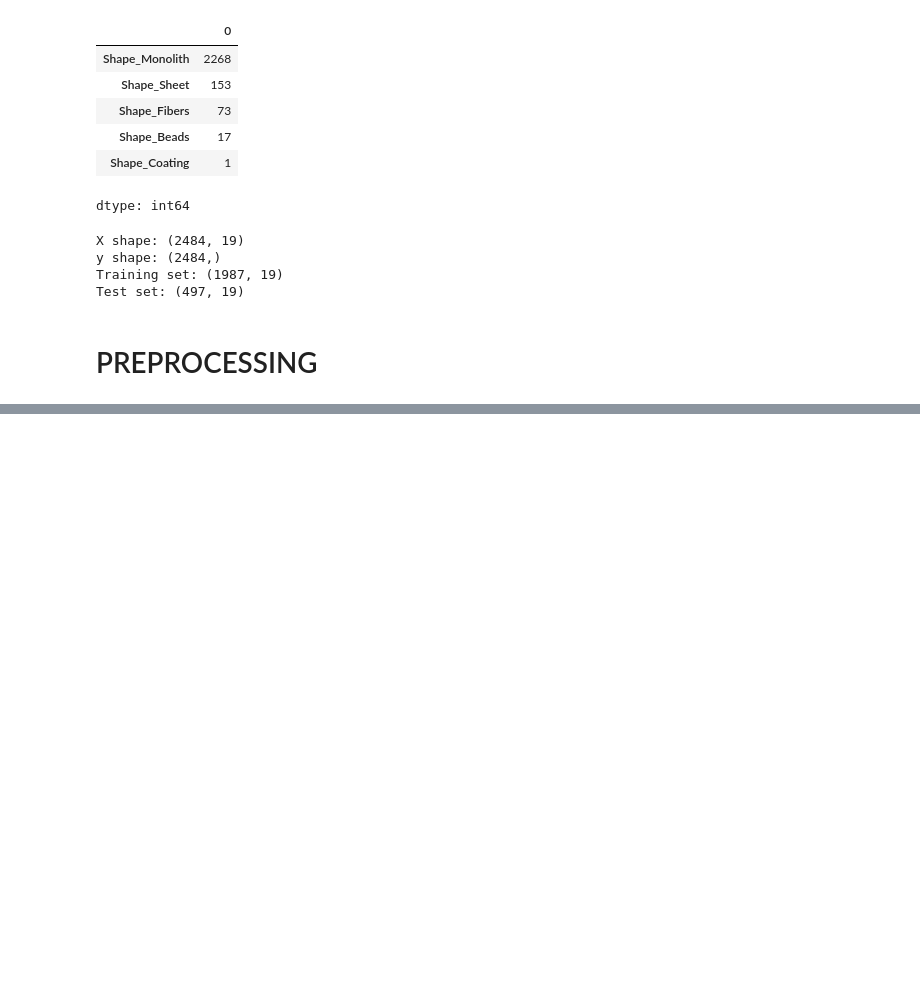
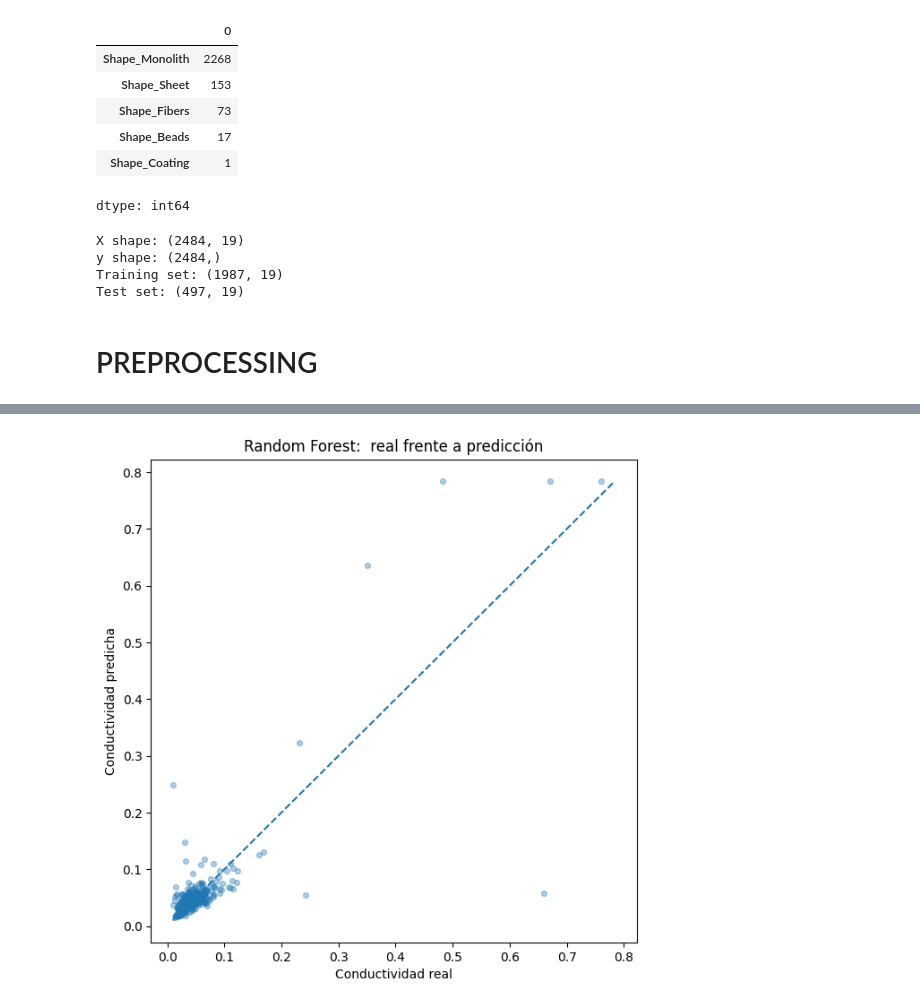
Before and after one commit to paulagirones/Aerogels_thermal_conductivity, a Jupyter notebook: aerogels_thermal_conductivity_ml.ipynb, the cells around one changed output, grey strips where cells are left out. Saved outputs shown, nothing was run; the diff lists cells and outputs as text; code cells hidden in the pictures; blank space fills up the shorter version.

```diff
--- a/aerogels_thermal_conductivity_ml.ipynb
+++ b/aerogels_thermal_conductivity_ml.ipynb
@@ -1165,0 +1256,24 @@ preprocessor = ColumnTransformer(
+# %%
+random_forest_model = Pipeline([
+    ("preprocessor", preprocessor_d),
+    ("model", RandomForestRegressor(
+        n_estimators=160,
+        min_samples_leaf=2,
+        max_features=0.8,
+        random_state=42,
+        n_jobs=-1
+    ))
+])
+
+random_forest_model.fit(X_train, y_train)
+
+random_forest_results = evaluate_regression_model(
+    "Random Forest",
+    random_forest_model,
+    X_train,
+    y_train,
+    X_test,
+    y_test
+)
+
+pd.Series(random_forest_results)
@@ -1165,0 +1326,20 @@ preprocessor = ColumnTransformer(
+# %%
+y_pred_rf = random_forest_model.predict(X_test)
+
+minimum_value = min(y_test.min(), y_pred_rf.min())
+maximum_value = max(y_test.max(), y_pred_rf.max())
+
+plt.figure(figsize=(7, 7))
+plt.scatter(y_test, y_pred_rf, alpha=0.35, s=18)
+plt.plot(
+    [minimum_value, maximum_value],
+    [minimum_value, maximum_value],
+    linestyle="--"
+)
+plt.title("Random Forest:  real frente a predicción")
+plt.xlabel("Conductividad real")
+plt.ylabel("Conductividad predicha")
+plt.ticklabel_format(style="plain", axis="both")
+plt.show()
+# %% [output]
+[figure, added]
```
Also changed, not shown: parts of 23 cells of this notebook.
